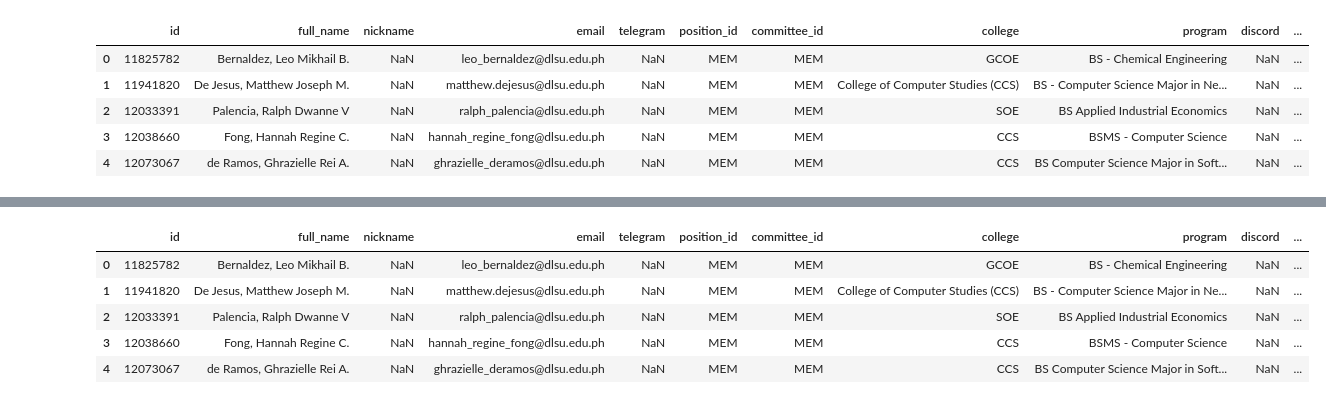
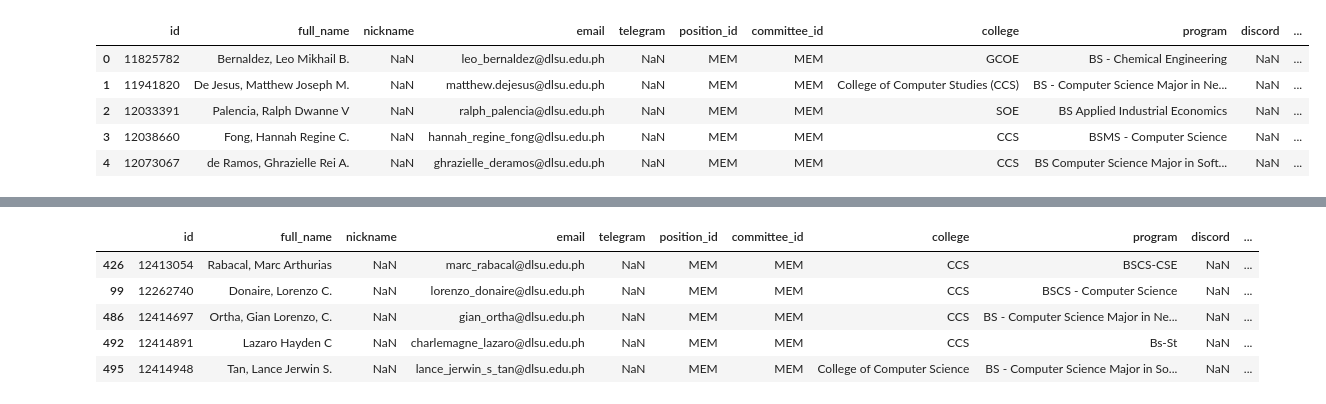
Before and after one commit to mbchavez27/members-house-clustering, a Jupyter notebook: main.ipynb, the cells around one changed output, grey strips where cells are left out. Saved outputs shown, nothing was run; the diff lists cells and outputs as text; code cells hidden in the pictures.

```diff
--- a/main.ipynb
+++ b/main.ipynb
@@ -317,20 +317,21 @@ lscs.head()
 # %%
 # Create a clean copy
 official_lscs = lscs.copy()
 
 # Drop unwanted columns
 columns_to_drop = ["cleaned_interests", "keywords_list", "keywords"]
 official_lscs = official_lscs.drop(columns=[col for col in columns_to_drop if col in official_lscs.columns])
 
 # Save to CSV if needed
+official_lscs = official_lscs.sort_values('assigned_house')
 official_lscs.to_csv("official_lscs.csv", index=False)
 
 official_lscs.head()
 # %% [output]
 |  | id | full_name | nickname | email | telegram | position_id | committee_id | college | program | discord | ... |
-| 0 | 11825782 | Bernaldez, Leo Mikhail B. | NaN | leo_bernaldez@dlsu.edu.ph | NaN | MEM | MEM | GCOE | BS - Chemical Engineering | NaN | ... |
-| 1 | 11941820 | De Jesus, Matthew Joseph M. | NaN | matthew.dejesus@dlsu.edu.ph | NaN | MEM | MEM | College of Computer Studies (CCS) | BS - Computer Science Major in Ne... | NaN | ... |
-| 2 | 12033391 | Palencia, Ralph Dwanne V | NaN | ralph_palencia@dlsu.edu.ph | NaN | MEM | MEM | SOE | BS Applied Industrial Economics | NaN | ... |
-| 3 | 12038660 | Fong, Hannah Regine C. | NaN | hannah_regine_fong@dlsu.edu.ph | NaN | MEM | MEM | CCS | BSMS - Computer Science | NaN | ... |
-| 4 | 12073067 | de Ramos, Ghrazielle Rei A. | NaN | ghrazielle_deramos@dlsu.edu.ph | NaN | MEM | MEM | CCS | BS Computer Science Major in Soft... | NaN | ... |
+| 426 | 12413054 | Rabacal, Marc Arthurias | NaN | marc_rabacal@dlsu.edu.ph | NaN | MEM | MEM | CCS | BSCS-CSE | NaN | ... |
+| 99 | 12262740 | Donaire, Lorenzo C. | NaN | lorenzo_donaire@dlsu.edu.ph | NaN | MEM | MEM | CCS | BSCS - Computer Science | NaN | ... |
+| 486 | 12414697 | Ortha, Gian Lorenzo, C. | NaN | gian_ortha@dlsu.edu.ph | NaN | MEM | MEM | CCS | BS - Computer Science Major in Ne... | NaN | ... |
+| 492 | 12414891 | Lazaro Hayden C | NaN | charlemagne_lazaro@dlsu.edu.ph | NaN | MEM | MEM | CCS | Bs-St | NaN | ... |
+| 495 | 12414948 | Tan, Lance Jerwin S. | NaN | lance_jerwin_s_tan@dlsu.edu.ph | NaN | MEM | MEM | College of Computer Science | BS - Computer Science Major in So... | NaN | ... |
 # %%
```
Also changed, not shown: parts of 3 cells of this notebook.
